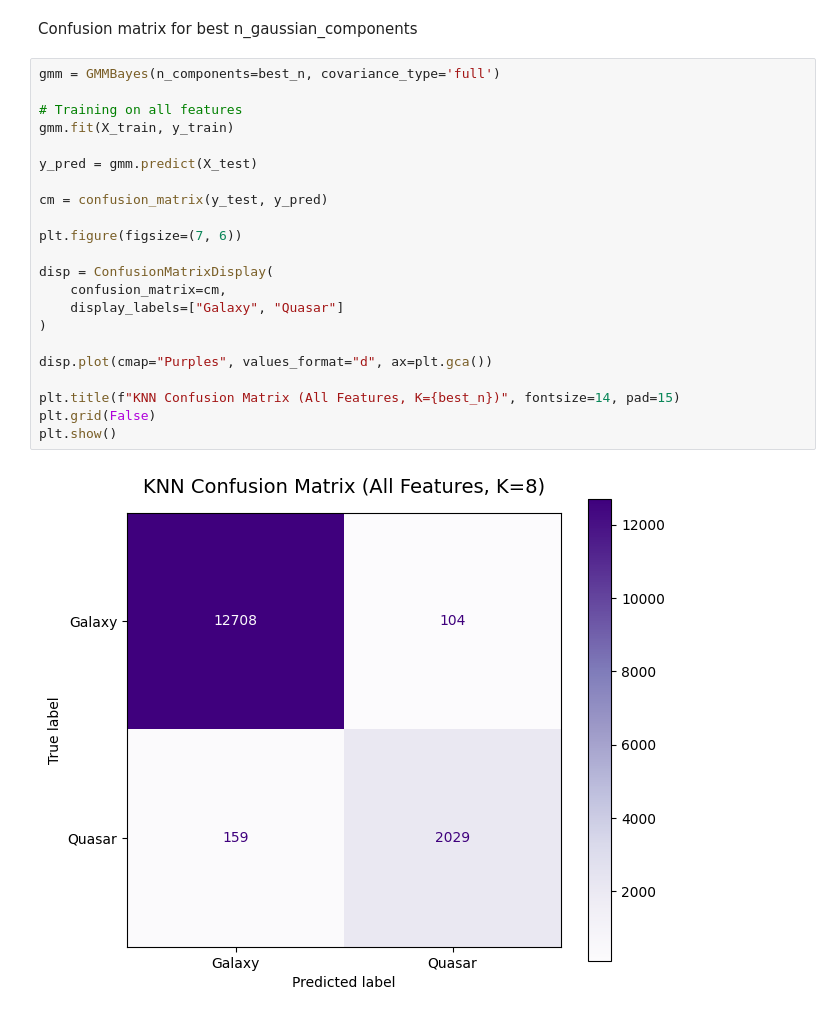
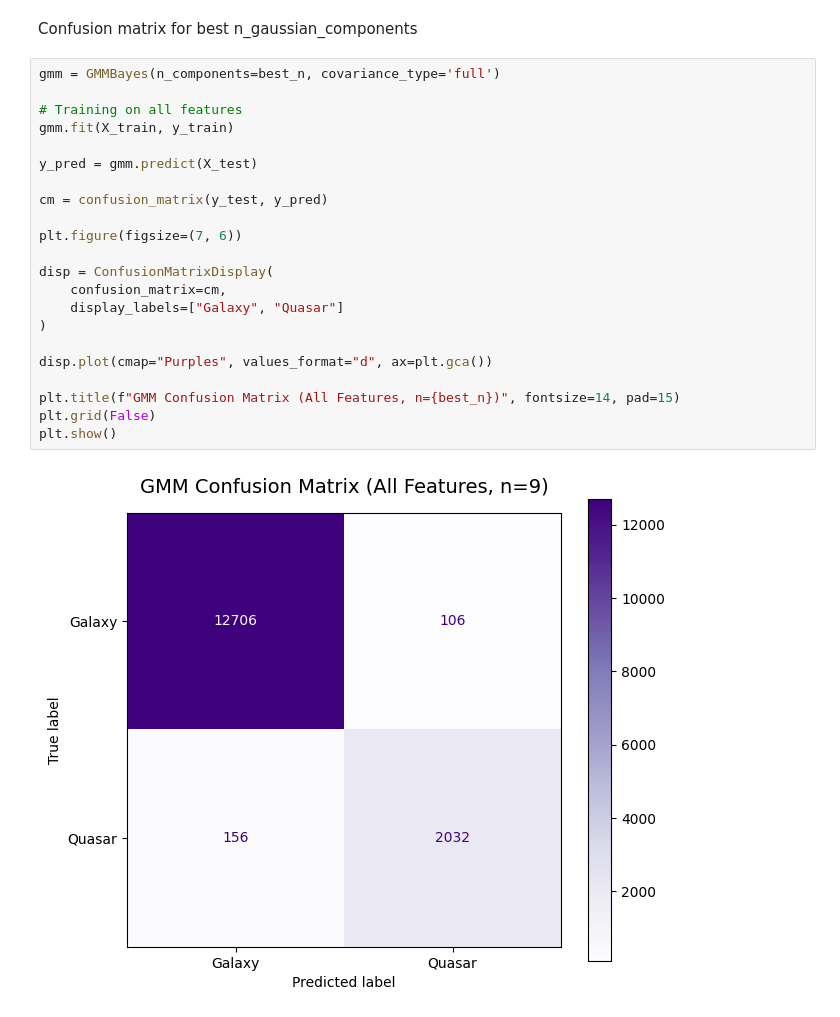
Before and after one commit to tgrisetti/astrostatistics_bicocca_2025, a Jupyter notebook: working/S19.ipynb, the cells around one changed output. Cells and saved outputs as stored; diff of their text form.

```diff
--- a/working/S19.ipynb
+++ b/working/S19.ipynb
@@ -877,24 +882,24 @@ Confusion matrix for best n_gaussian_components
 # %%
 gmm = GMMBayes(n_components=best_n, covariance_type='full')
 
 # Training on all features
 gmm.fit(X_train, y_train)
 
 y_pred = gmm.predict(X_test)
 
 cm = confusion_matrix(y_test, y_pred)
 
 plt.figure(figsize=(7, 6))
 
 disp = ConfusionMatrixDisplay(
     confusion_matrix=cm,
     display_labels=["Galaxy", "Quasar"]
 )
 
 disp.plot(cmap="Purples", values_format="d", ax=plt.gca())
 
-plt.title(f"KNN Confusion Matrix (All Features, K={best_n})", fontsize=14, pad=15)
+plt.title(f"GMM Confusion Matrix (All Features, n={best_n})", fontsize=14, pad=15)
 plt.grid(False)
 plt.show()
 # %% [output]
-[figure, old version]
+[figure, new version]
```
Also changed, not shown: parts of 5 cells of this notebook.
